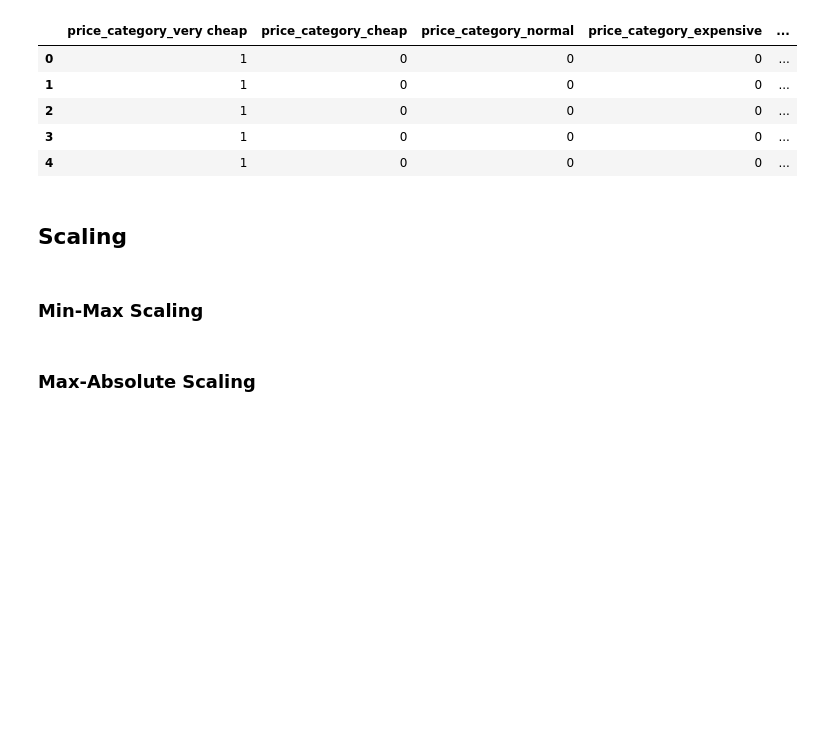
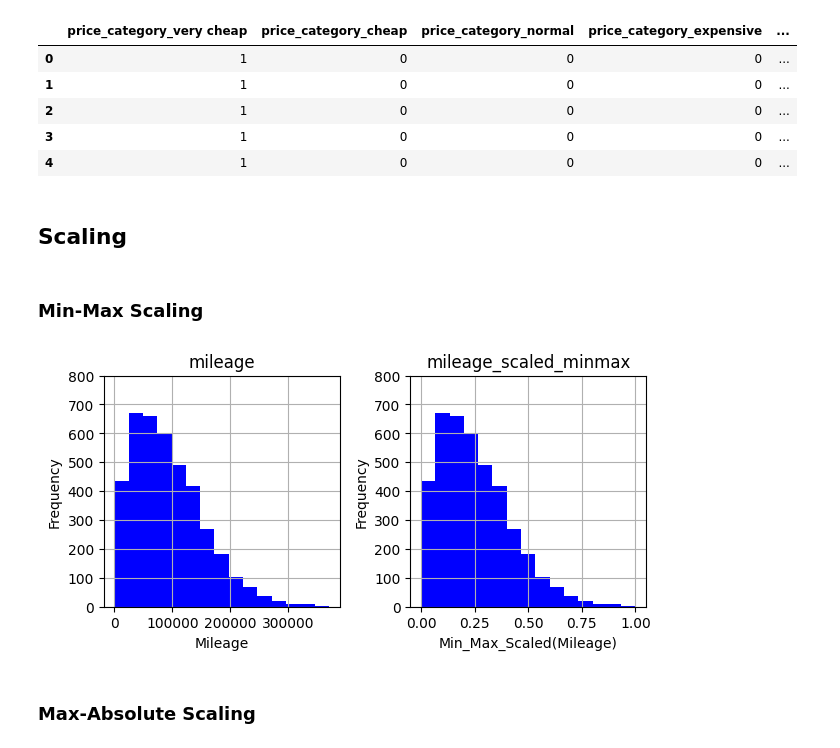
Before and after one commit to watson222-2/python_data_preparation, a Jupyter notebook: advanced_data_preparation_car_data.ipynb, the cells around one changed output. Cells and saved outputs as stored; diff of their text form; code cells hidden in the pictures; blank space fills up the shorter version.

```diff
--- a/advanced_data_preparation_car_data.ipynb
+++ b/advanced_data_preparation_car_data.ipynb
@@ -369,5 +369,25 @@ df.filter(like='price_category').head()
 ## Scaling
 # %% [markdown]
 ### Min-Max Scaling
+# %%
+    ### min-max-scaling scales a value between 0 and 1
+# Min-Max scaling of the variable 'mileage'
+df['mileage_scaled_minmax'] = (df['mileage'] - df['mileage'].min()) / (df['mileage'].max() - df['mileage'].min())
+
+# Histogram of the variable 'area' and 'area_scaled'
+ax = df[['mileage', 'mileage_scaled_minmax']].hist(bins=15,
+                                      figsize=(7, 3),
+                                      color='blue')
+
+# Set the y-axis range for each subplot and add labels
+for axis, label in zip(ax.flatten(), ['Mileage', 'Min_Max_Scaled(Mileage)']):
+    axis.set_ylim(0, 800)
+    axis.set_xlabel(label)
+    axis.set_ylabel('Frequency')
+
+# Display the plot
+plt.show()
+# %% [output]
+[figure, added]
 # %% [markdown]
 ### Max-Absolute Scaling
```
Also changed, not shown: parts of 16 cells of this notebook, 1 other file.
